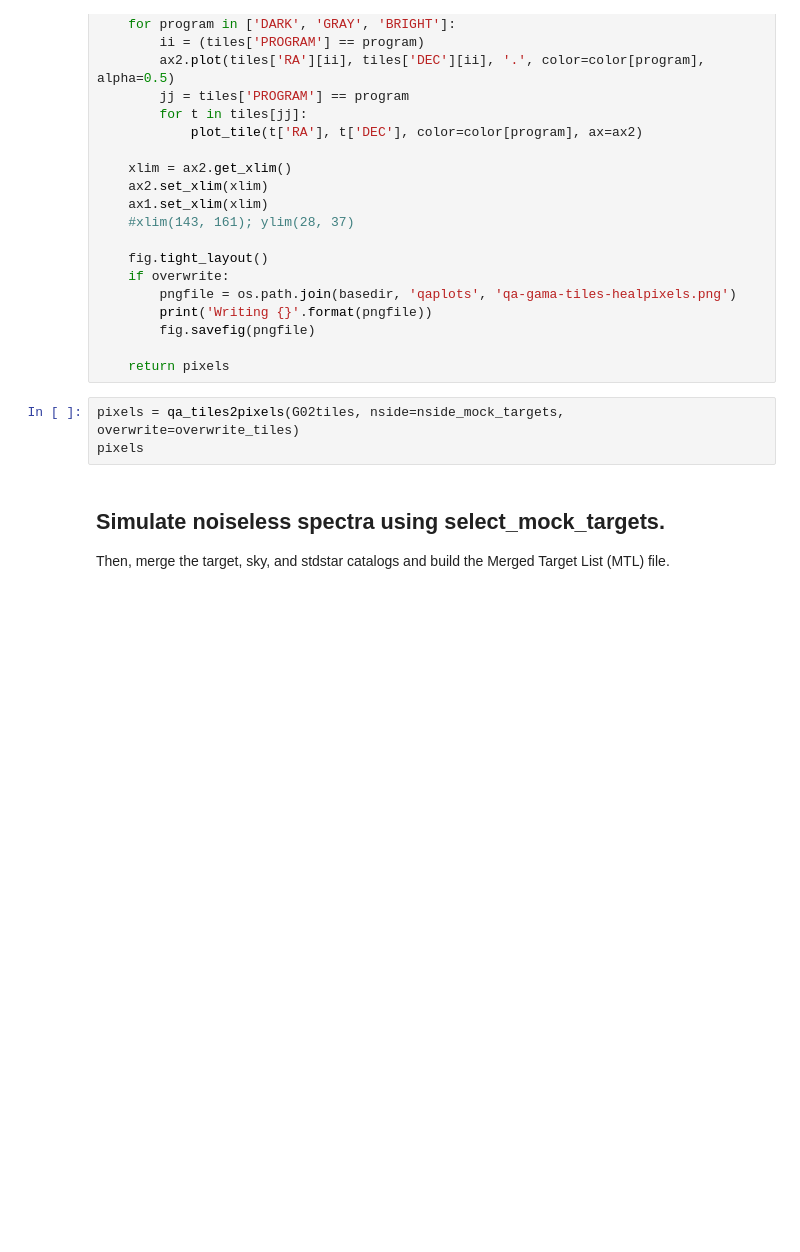
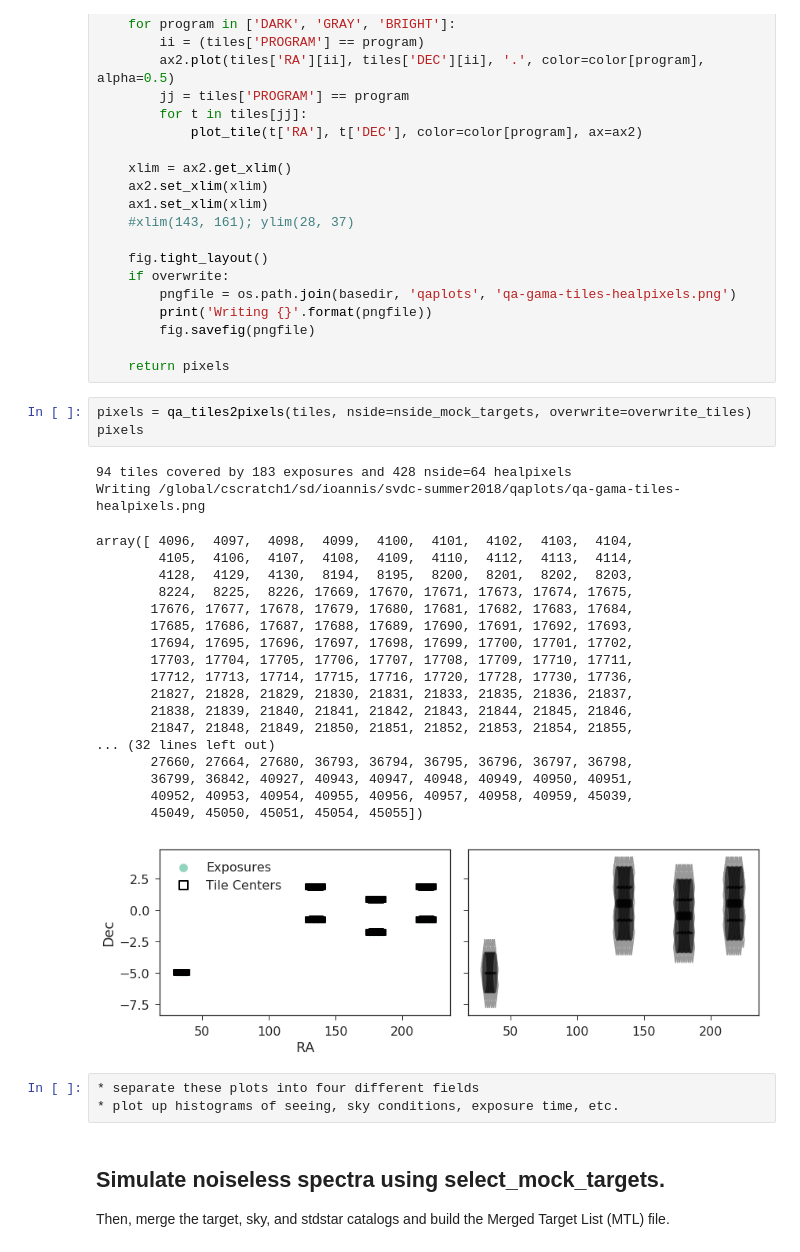
Before and after one commit to michaelJwilson/survey-validation, a Jupyter notebook: svdc-summer2018/bgs-gama-pipeline.ipynb, the cells around one changed output. Drawn from its saved outputs; the diff is of its cells as text; blank space fills up the shorter version.

```diff
--- a/svdc-summer2018/bgs-gama-pipeline.ipynb
+++ b/svdc-summer2018/bgs-gama-pipeline.ipynb
@@ -416,8 +487,32 @@ def qa_tiles2pixels(tiles, nside=64, overwrite=False):
 
     return pixels
 # %%
-pixels = qa_tiles2pixels(G02tiles, nside=nside_mock_targets, overwrite=overwrite_tiles)
+pixels = qa_tiles2pixels(tiles, nside=nside_mock_targets, overwrite=overwrite_tiles)
 pixels
+# %% [output]
+94 tiles covered by 183 exposures and 428 nside=64 healpixels
+Writing /global/cscratch1/sd/ioannis/svdc-summer2018/qaplots/qa-gama-tiles-healpixels.png
+array([ 4096,  4097,  4098,  4099,  4100,  4101,  4102,  4103,  4104,
+        4105,  4106,  4107,  4108,  4109,  4110,  4112,  4113,  4114,
+        4128,  4129,  4130,  8194,  8195,  8200,  8201,  8202,  8203,
+        8224,  8225,  8226, 17669, 17670, 17671, 17673, 17674, 17675,
+       17676, 17677, 17678, 17679, 17680, 17681, 17682, 17683, 17684,
+       17685, 17686, 17687, 17688, 17689, 17690, 17691, 17692, 17693,
+       17694, 17695, 17696, 17697, 17698, 17699, 17700, 17701, 17702,
+       17703, 17704, 17705, 17706, 17707, 17708, 17709, 17710, 17711,
+       17712, 17713, 17714, 17715, 17716, 17720, 17728, 17730, 17736,
+       21827, 21828, 21829, 21830, 21831, 21833, 21835, 21836, 21837,
+       21838, 21839, 21840, 21841, 21842, 21843, 21844, 21845, 21846,
+       21847, 21848, 21849, 21850, 21851, 21852, 21853, 21854, 21855,
+... (32 lines left out)
+       27660, 27664, 27680, 36793, 36794, 36795, 36796, 36797, 36798,
+       36799, 36842, 40927, 40943, 40947, 40948, 40949, 40950, 40951,
+       40952, 40953, 40954, 40955, 40956, 40957, 40958, 40959, 45039,
+       45049, 45050, 45051, 45054, 45055])
+[figure, added]
+# %%
+* separate these plots into four different fields
+* plot up histograms of seeing, sky conditions, exposure time, etc.
 # %% [markdown]
 ## Simulate noiseless spectra using select_mock_targets.
 
```
Also changed, not shown: parts of 10 cells of this notebook, 3 other files.
